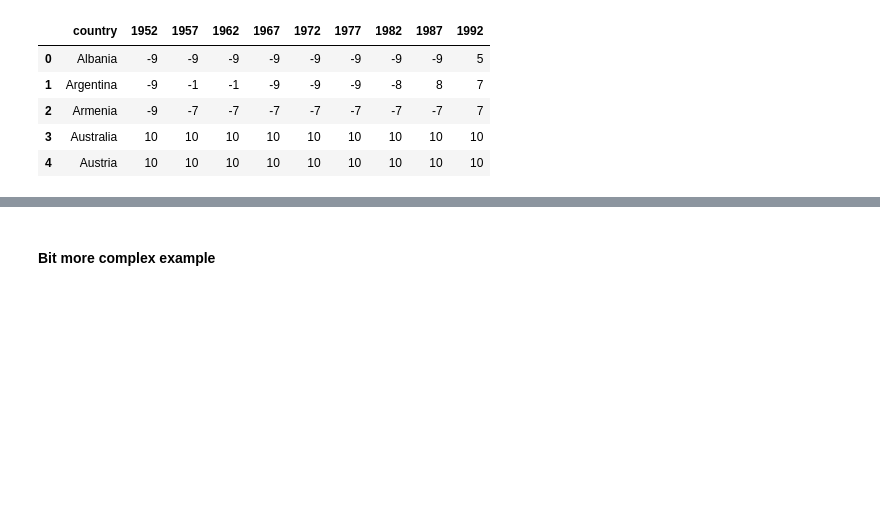
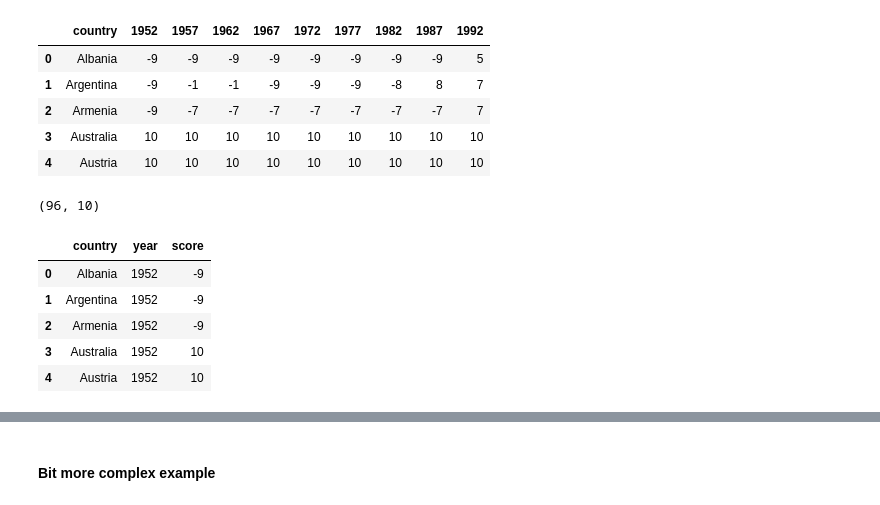
Before and after one commit to CodeupClassroom/hopper-classification-exercises, a Jupyter notebook: tidy_data_lesson.ipynb, the cells around one changed output, grey strips where cells are left out. Cells and saved outputs as stored; diff of their text form; code cells hidden in the pictures; blank space fills up the shorter version.

```diff
--- a/tidy_data_lesson.ipynb
+++ b/tidy_data_lesson.ipynb
@@ -406,7 +406,21 @@ df.head()
 | 4 | Austria | 10 | 10 | 10 | 10 | 10 | 10 | 10 | 10 | 10 |
 # %%
 # is the data in tidy format? What is the shape of data
+
+df.shape
+# %% [output]
+(96, 10)
 # %%
 # convert dataframe in 'tidy' format (hint: pd.melt)
+
+df_long = df.melt(id_vars= 'country', var_name = 'year', value_name= 'score')
+df_long.head()
+# %% [output]
+|  | country | year | score |
+| 0 | Albania | 1952 | -9 |
+| 1 | Argentina | 1952 | -9 |
+| 2 | Armenia | 1952 | -9 |
+| 3 | Australia | 1952 | 10 |
+| 4 | Austria | 1952 | 10 |
 # %%
 # check shape of tidy dataframe
```
Also changed, not shown: parts of 8 cells of this notebook.
